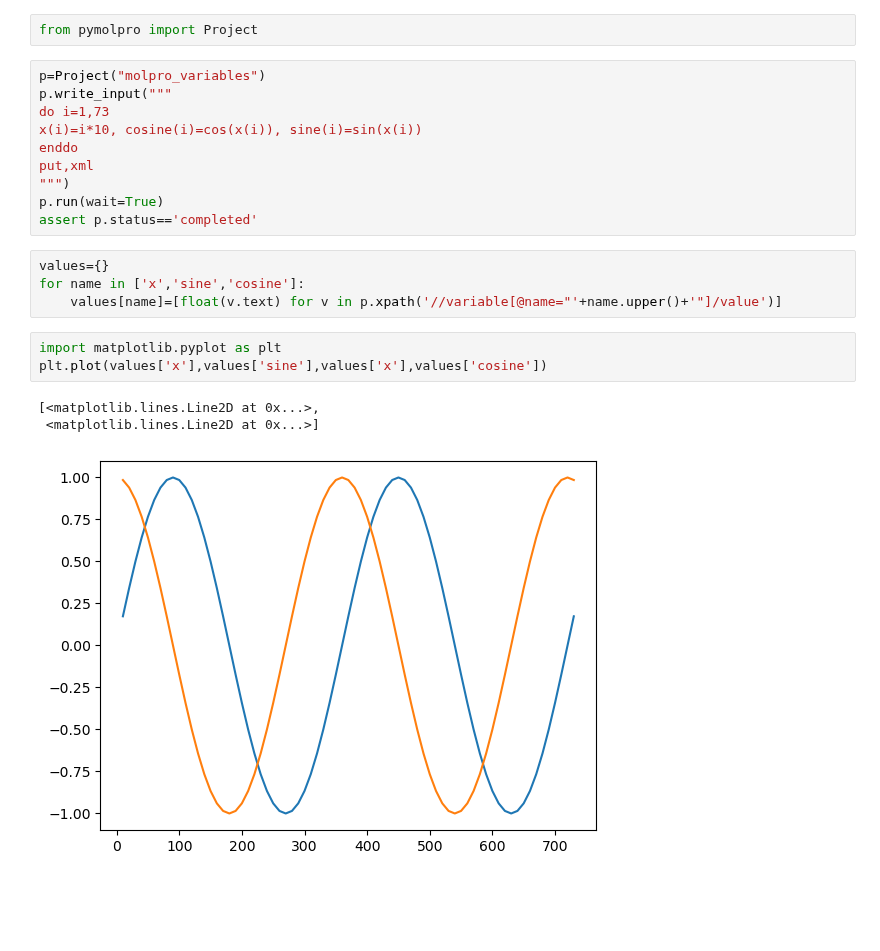
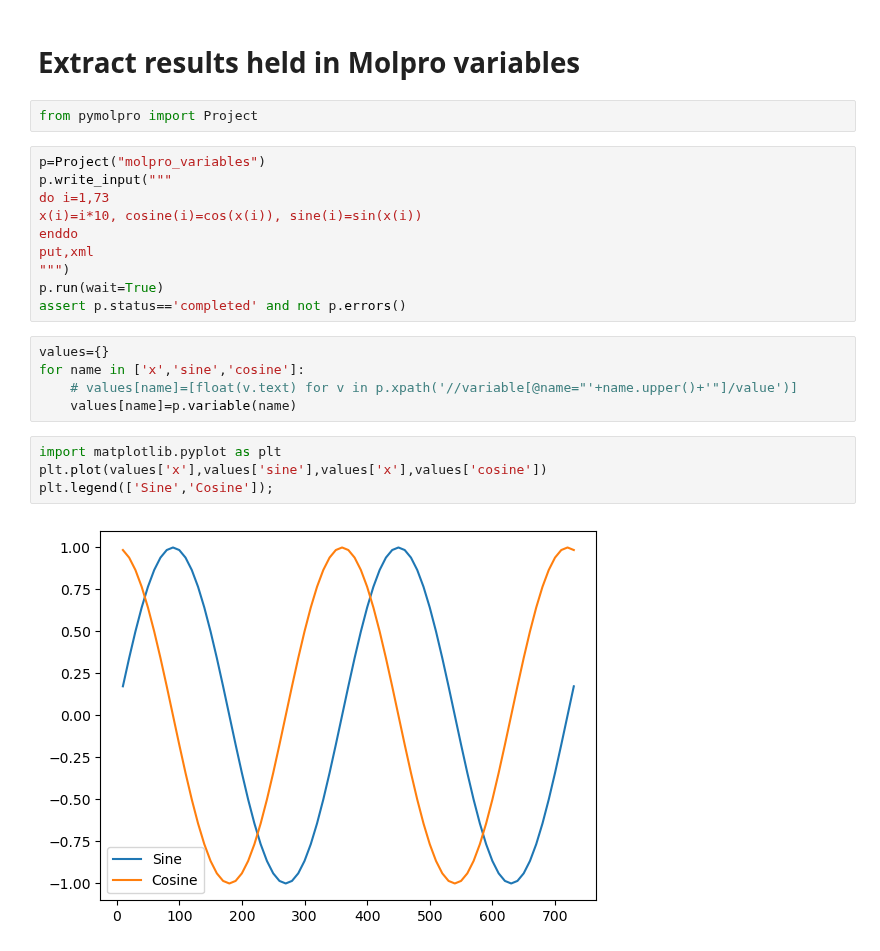
Before and after one commit to molpro/pymolpro, a Jupyter notebook: docs/source/examples/molpro_variables.ipynb, the cells around one changed output. Saved outputs shown, nothing was run; the diff lists cells and outputs as text; blank space fills up the shorter version.

```diff
--- a/docs/source/examples/molpro_variables.ipynb
+++ b/docs/source/examples/molpro_variables.ipynb
@@ -1,3 +1,5 @@
+# %% [markdown]
+# Extract results held in Molpro variables
 # %%
 from pymolpro import Project
 # %%
@@ -9,15 +11,15 @@ enddo
 put,xml
 """)
 p.run(wait=True)
-assert p.status=='completed'
+assert p.status=='completed' and not p.errors()
 # %%
 values={}
 for name in ['x','sine','cosine']:
-    values[name]=[float(v.text) for v in p.xpath('//variable[@name="'+name.upper()+'"]/value')]
+    # values[name]=[float(v.text) for v in p.xpath('//variable[@name="'+name.upper()+'"]/value')]
+    values[name]=p.variable(name)
 # %%
 import matplotlib.pyplot as plt
 plt.plot(values['x'],values['sine'],values['x'],values['cosine'])
+plt.legend(['Sine','Cosine']);
 # %% [output]
-[<matplotlib.lines.Line2D at 0x...>,
- <matplotlib.lines.Line2D at 0x...>]
-[figure, old version]
+[figure, new version]
```
Also changed, not shown: 3 other files.
